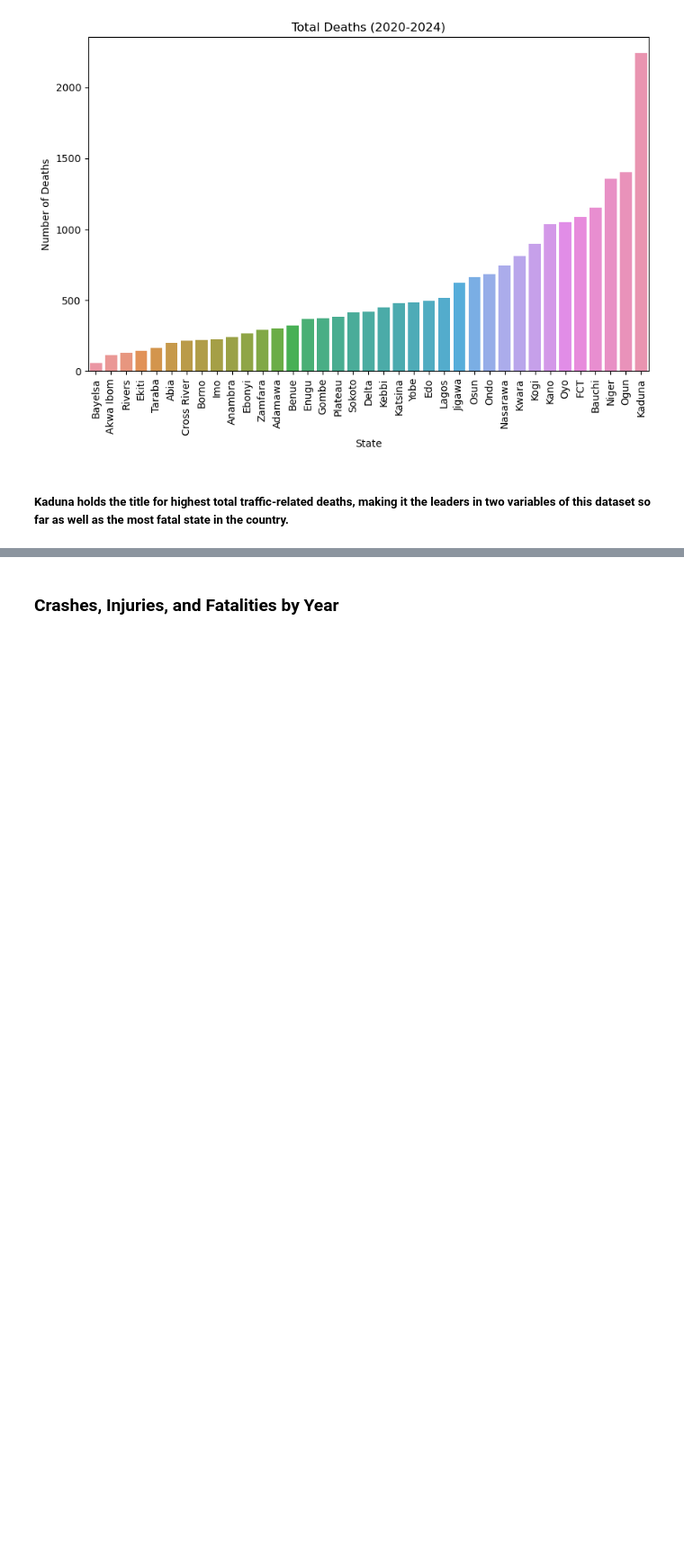
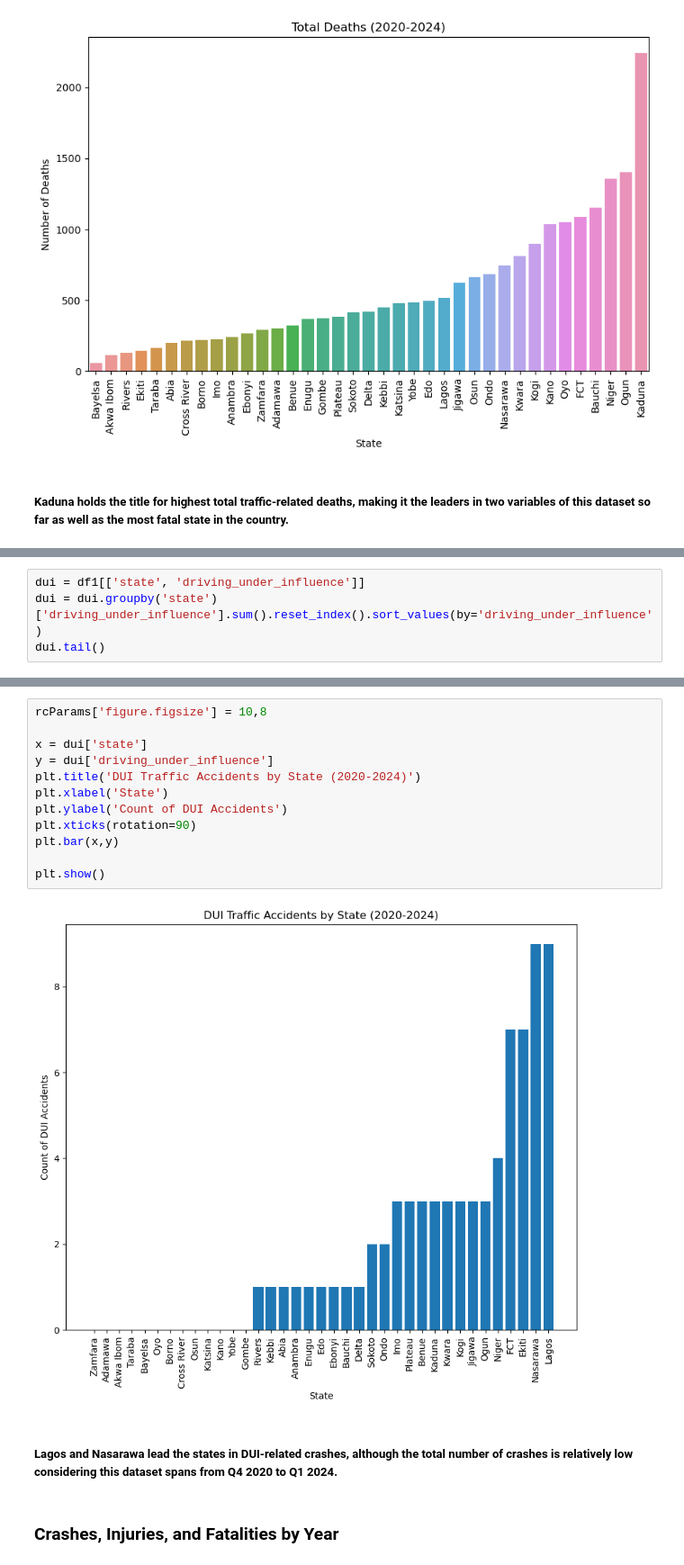
Before and after one commit to labibalam564/Python-Projects, a Jupyter notebook: Traffic-Accidents/Traffic Accident Analysis.ipynb, the cells around one changed output, grey strips where cells are left out. Shown at 90% size. Drawn from its saved outputs; the diff is of its cells as text; blank space fills up the shorter version.

```diff
--- a/Traffic-Accidents/Traffic Accident Analysis.ipynb
+++ b/Traffic-Accidents/Traffic Accident Analysis.ipynb
@@ -166,0 +178,4 @@ plt.show()
+# %%
+dui = df1[['state', 'driving_under_influence']]
+dui = dui.groupby('state')['driving_under_influence'].sum().reset_index().sort_values(by='driving_under_influence')
+dui.tail()
@@ -167,3 +189,19 @@ plt.show()
+# %%
+rcParams['figure.figsize'] = 10,8
+
+x = dui['state']
+y = dui['driving_under_influence']
+plt.title('DUI Traffic Accidents by State (2020-2024)')
+plt.xlabel('State')
+plt.ylabel('Count of DUI Accidents')
+plt.xticks(rotation=90)
+plt.bar(x,y)
+
+plt.show()
+# %% [output]
+[figure, added]
+# %% [markdown]
+##### Lagos and Nasarawa lead the states in DUI-related crashes, although the total number of crashes is relatively low considering this dataset spans from Q4 2020 to Q1 2024.
 # %% [markdown]
 ### Crashes, Injuries, and Fatalities by Year
 # %%
```
Also changed, not shown: parts of 11 cells of this notebook.
